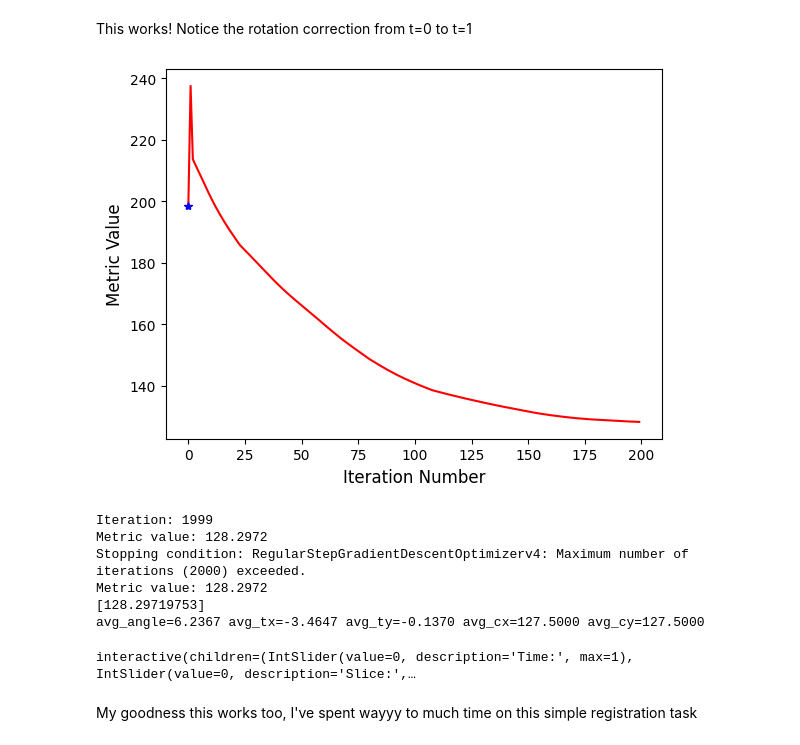
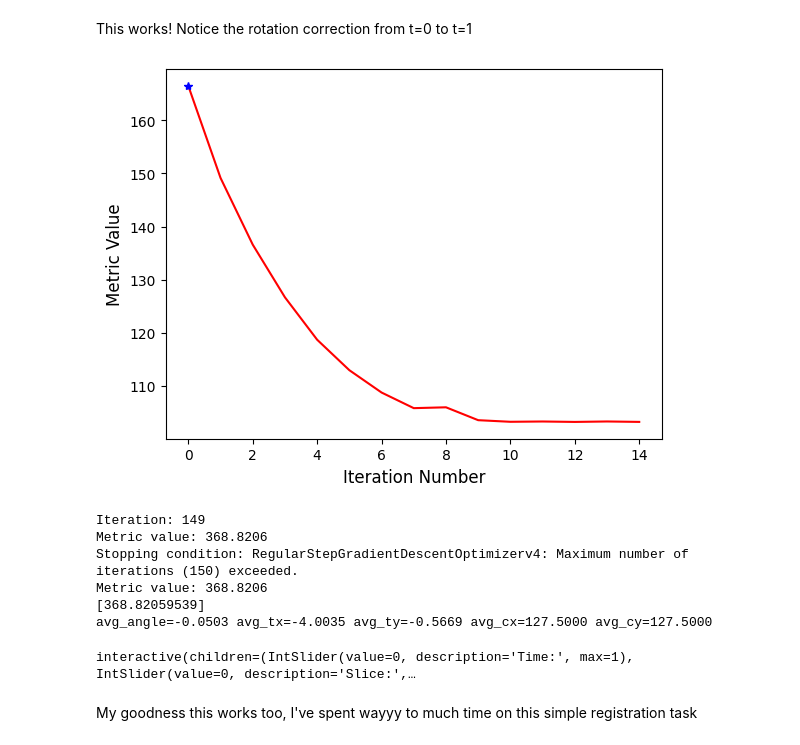
Before and after one commit to Simuschlatz/ChadCTP, a Jupyter notebook: src/registration.ipynb, the cells around one changed output. Cells and saved outputs as stored; diff of their text form; code cells hidden in the pictures.

```diff
--- a/src/registration.ipynb
+++ b/src/registration.ipynb
@@ -703,16 +728,16 @@ interactive(children=(IntSlider(value=0, description='Time:', max=1), IntSlider(
 This works! Notice the rotation correction from t=0 to t=1
 # %%
 # Let's try this on the previous scan
-v_100_reg2 = register_2(v[1], v[0], n_samples=1, lr=5, n_iters=2000, weighting_scheme='inverse')
+v_100_reg2 = register_2(v[1], v[0], n_samples=1, lr=1, n_iters=150, weighting_scheme='inverse')
 multi_vol_seq_interactive([v, [v[0], v_100_reg2]])
 # %% [output]
-[figure, old version]
+[figure, new version]
-Iteration: 1999
-Metric value: 128.2972
-Stopping condition: RegularStepGradientDescentOptimizerv4: Maximum number of iterations (2000) exceeded.
-Metric value: 128.2972
-[128.29719753]
-avg_angle=6.2367 avg_tx=-3.4647 avg_ty=-0.1370 avg_cx=127.5000 avg_cy=127.5000
+Iteration: 149
+Metric value: 368.8206
+Stopping condition: RegularStepGradientDescentOptimizerv4: Maximum number of iterations (150) exceeded.
+Metric value: 368.8206
+[368.82059539]
+avg_angle=-0.0503 avg_tx=-4.0035 avg_ty=-0.5669 avg_cx=127.5000 avg_cy=127.5000
 interactive(children=(IntSlider(value=0, description='Time:', max=1), IntSlider(value=0, description='Slice:',…
 # %% [markdown]
 My goodness this works too, I've spent wayyy to much time on this simple registration task
```
Also changed, not shown: parts of 31 cells of this notebook, 13 other files.
